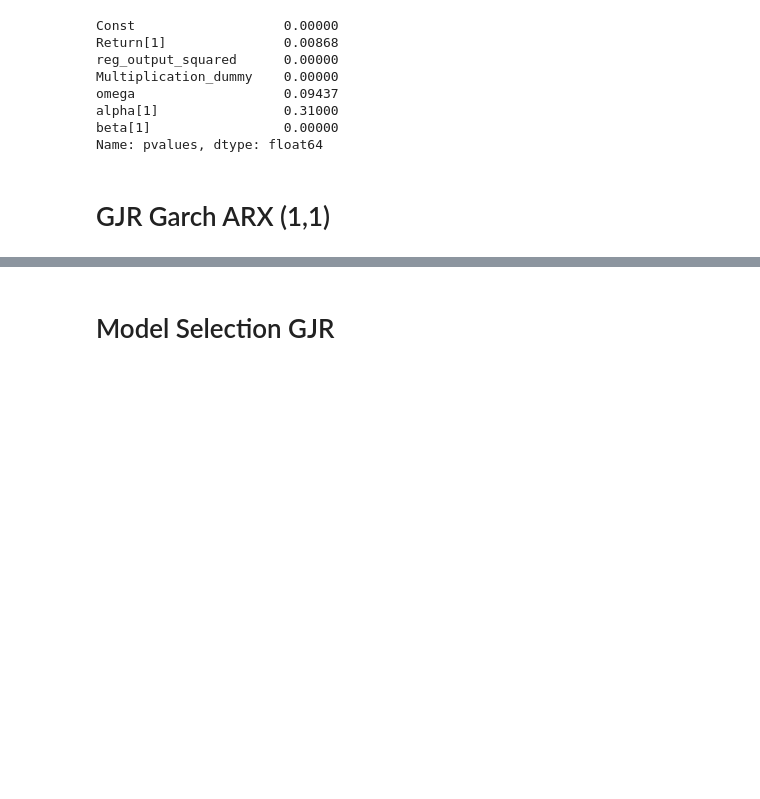
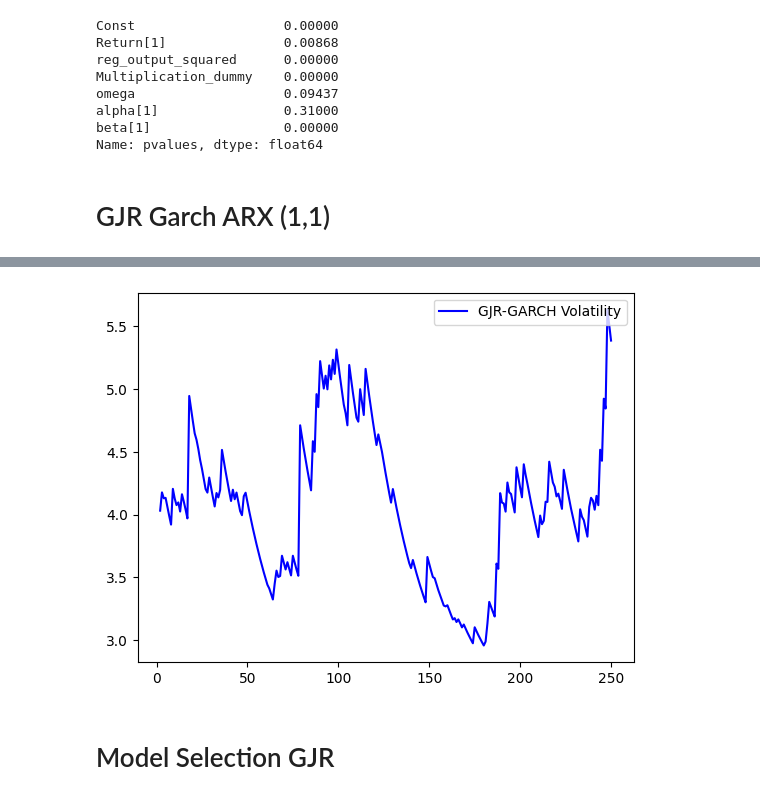
Before and after one commit to Maartenmoes9/Thesis_30_ECTS, a Jupyter notebook: GARCH_Oliver.ipynb, the cells around one changed output, grey strips where cells are left out. Drawn from its saved outputs; the diff is of its cells as text; code cells hidden in the pictures; blank space fills up the shorter version.

```diff
--- a/GARCH_Oliver.ipynb
+++ b/GARCH_Oliver.ipynb
@@ -590,3 +581,16 @@ plt.show()
+# %%
+gjrgm_vol = GJR.conditional_volatility
+benchmark = cond_vol
+
+
+# Plot GJR-GARCH estimated volatility
+plt.plot(gjrgm_vol, color = 'blue', label = 'GJR-GARCH Volatility')
+
+
+plt.legend(loc = 'upper right')
+plt.show()
+# %% [output]
+[figure, added]
 # %% [markdown]
 # Model Selection GJR
 # %%
```
Also changed, not shown: parts of 5 cells of this notebook.
